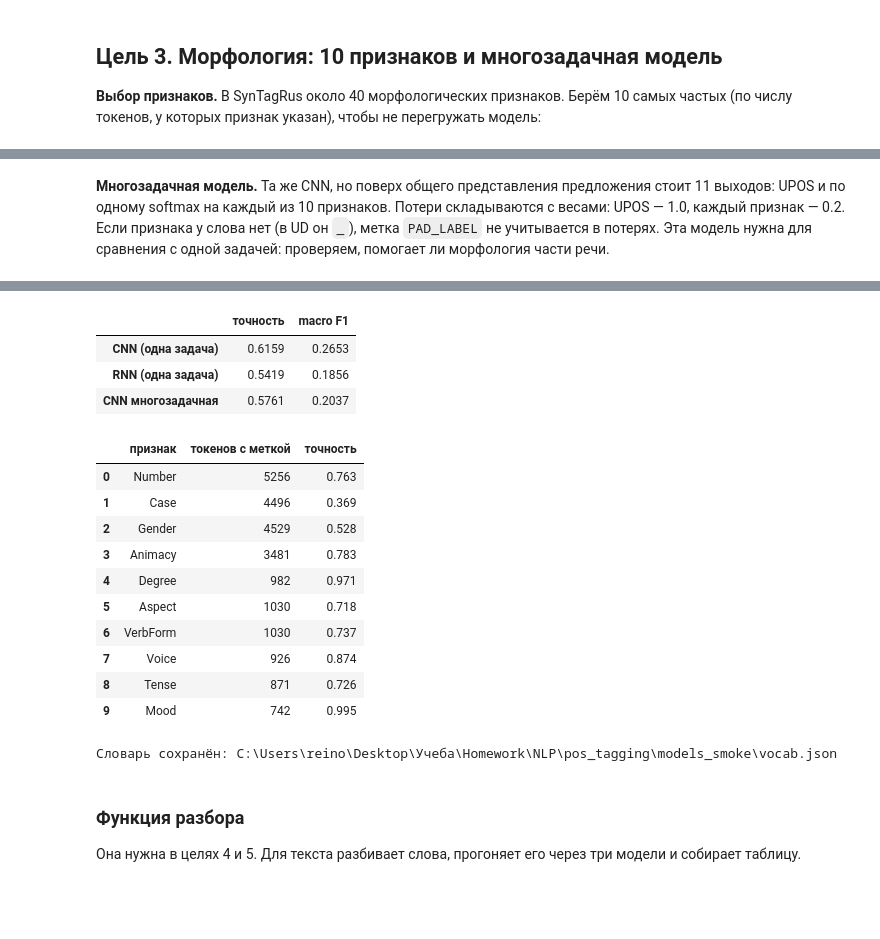
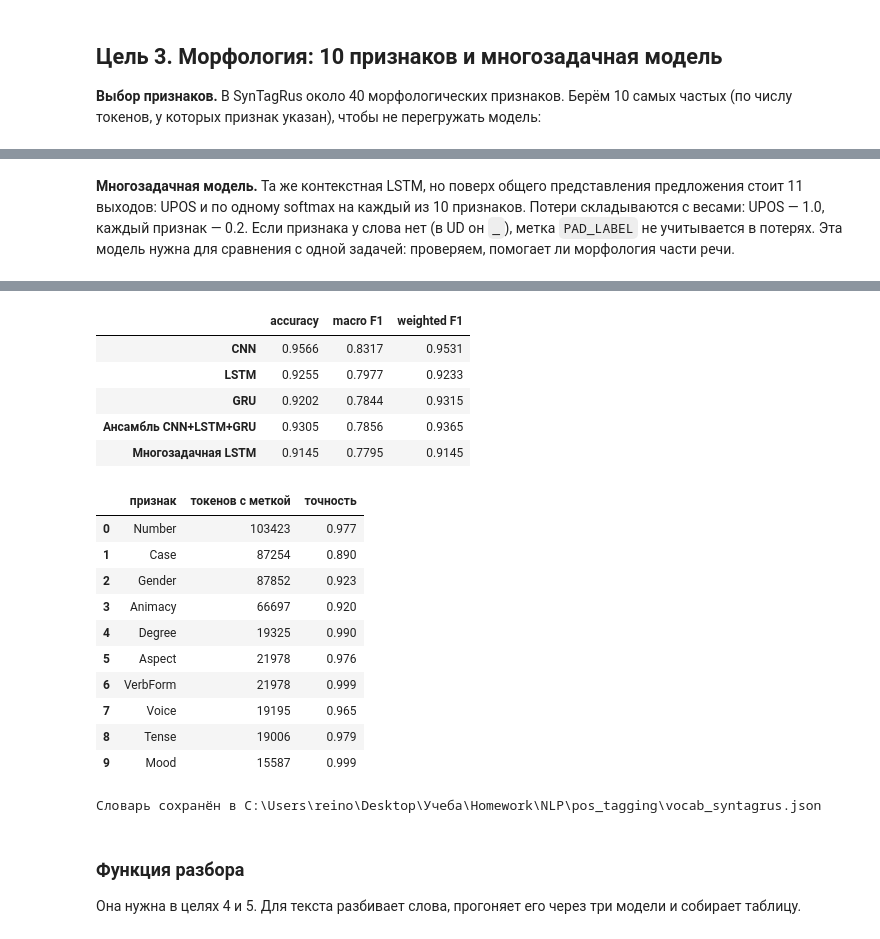
Before and after one commit to Akhazriil/Homework, a Jupyter notebook: NLP/pos_tagging/pos_tagging_syntagrus.ipynb, the cells around one changed output, grey strips where cells are left out. Cells and saved outputs as stored; diff of their text form; code cells hidden in the pictures; blank space fills up the shorter version.

Commit message:
Improve POS tagging with LSTM GRU and inference mode

```diff
--- a/NLP/pos_tagging/pos_tagging_syntagrus.ipynb
+++ b/NLP/pos_tagging/pos_tagging_syntagrus.ipynb
@@ -313,18 +334,0 @@ Restoring model weights from the end of the best epoch: 2.
-# %%
-results, reports = {}, {}
-
-
-def evaluate_upos(name, model):
-    pred = predict_dict(model, X_test)['upos'].argmax(-1)
-    mask = y_test['upos'] != PAD_LABEL
-    results[name] = pred
-    rep = classification_report(y_test['upos'][mask], pred[mask], labels=range(len(UPOS)),
-                                target_names=UPOS, zero_division=0, output_dict=True)
-    reports[name] = rep
-    return {'точность': (pred[mask] == y_test['upos'][mask]).mean(), 'macro F1': rep['macro avg']['f1-score']}
-
-
-scores = {}
-scores['CNN (одна задача)'] = evaluate_upos('CNN (одна задача)', cnn_single)
-scores['RNN (одна задача)'] = evaluate_upos('RNN (одна задача)', rnn_single)
-pd.DataFrame(scores).T.round(4)
@@ -334,0 +335,2 @@ pd.DataFrame(scores).T.round(4)
+# %%
+lstm_single, hist_lstm = make_and_train('lstm_single', 'lstm')
@@ -334,0 +355,2 @@ pd.DataFrame(scores).T.round(4)
+# %%
+gru_single, hist_gru = make_and_train('gru_single', 'gru')
@@ -375,5 +478,5 @@ print({k: len(v) for k, v in MORPH_VAL2ID.items()})
 # %% [markdown]
-**Многозадачная модель.** Та же CNN, но поверх общего представления предложения стоит 11 выходов:
+**Многозадачная модель.** Та же контекстная LSTM, но поверх общего представления предложения стоит 11 выходов:
 UPOS и по одному softmax на каждый из 10 признаков. Потери складываются с весами: UPOS — 1.0, каждый признак — 0.2.
 Если признака у слова нет (в UD он `_`), метка `PAD_LABEL` не учитывается в потерях. Эта модель нужна для сравнения
 с одной задачей: проверяем, помогает ли морфология части речи.
@@ -382,8 +485,9 @@ y_train_m = encode_targets(train_chunks, MORPH_KEYS)
 y_val_m = encode_targets(val_chunks, MORPH_KEYS)
 y_test_m = encode_targets(test_chunks, MORPH_KEYS)
 
-cnn_multi, hist_multi = make_and_train('cnn_multi', 'cnn', morph=True)
-
-scores['CNN многозадачная'] = evaluate_upos('CNN многозадачная', cnn_multi)
+# Та же контекстная LSTM, но с дополнительными выходами морфологии.
+lstm_multi, hist_multi = make_and_train('lstm_multi', 'lstm', morph=True)
+multi_probabilities = predict_dict(lstm_multi, X_test)
+scores['Многозадачная LSTM'] = evaluate_probabilities('Многозадачная LSTM', multi_probabilities['upos'], y_test['upos'])
 pd.DataFrame(scores).T.round(4)
 # %% [output]
@@ -397,9 +505,11 @@ WARNING:tensorflow:6 out of the last 6 calls to <function TensorFlowTrainer.make
-|  | точность | macro F1 |
-| CNN (одна задача) | 0.6159 | 0.2653 |
-| RNN (одна задача) | 0.5419 | 0.1856 |
-| CNN многозадачная | 0.5761 | 0.2037 |
+|  | accuracy | macro F1 | weighted F1 |
+| CNN | 0.9566 | 0.8317 | 0.9531 |
+| LSTM | 0.9255 | 0.7977 | 0.9233 |
+| GRU | 0.9202 | 0.7844 | 0.9315 |
+| Ансамбль CNN+LSTM+GRU | 0.9305 | 0.7856 | 0.9365 |
+| Многозадачная LSTM | 0.9145 | 0.7795 | 0.9145 |
 # %%
-pred_m = predict_dict(cnn_multi, X_test)
+pred_m = predict_dict(lstm_multi, X_test)
 morph_rows = []
 for k in MORPH_KEYS:
     name = 'morph_' + k
@@ -409,23 +519,26 @@ for k in MORPH_KEYS:
 pd.DataFrame(morph_rows)
 # %% [output]
 |  | признак | токенов с меткой | точность |
-| 0 | Number | 5256 | 0.763 |
-| 1 | Case | 4496 | 0.369 |
-| 2 | Gender | 4529 | 0.528 |
-| 3 | Animacy | 3481 | 0.783 |
-| 4 | Degree | 982 | 0.971 |
-| 5 | Aspect | 1030 | 0.718 |
-| 6 | VerbForm | 1030 | 0.737 |
-| 7 | Voice | 926 | 0.874 |
-| 8 | Tense | 871 | 0.726 |
-| 9 | Mood | 742 | 0.995 |
+| 0 | Number | 103423 | 0.977 |
+| 1 | Case | 87254 | 0.890 |
+| 2 | Gender | 87852 | 0.923 |
+| 3 | Animacy | 66697 | 0.920 |
+| 4 | Degree | 19325 | 0.990 |
+| 5 | Aspect | 21978 | 0.976 |
+| 6 | VerbForm | 21978 | 0.999 |
+| 7 | Voice | 19195 | 0.965 |
+| 8 | Tense | 19006 | 0.979 |
+| 9 | Mood | 15587 | 0.999 |
 # %%
-with open(os.path.join(MODEL_DIR, 'vocab.json'), 'w', encoding='utf-8') as f:
-    json.dump({'char2id': char2id, 'morph_keys': MORPH_KEYS, 'morph_values': MORPH_VAL2ID, 'upos': UPOS},
-              f, ensure_ascii=False, indent=1)
-print('Словарь сохранён:', os.path.join(MODEL_DIR, 'vocab.json'))
+vocab = {'char2id': char2id, 'upos': UPOS, 'max_words': MAX_WORDS, 'max_chars': MAX_CHARS,
+         'morph_keys': MORPH_KEYS, 'morph_values': MORPH_VAL2ID}
+for destination in (os.path.join(BASE_DIR, 'vocab_syntagrus.json'),
+                     os.path.join(MODEL_DIR, 'vocab.json')):
+    with open(destination, 'w', encoding='utf-8') as f:
+        json.dump(vocab, f, ensure_ascii=False, indent=1)
+print('Словарь сохранён в', os.path.join(BASE_DIR, 'vocab_syntagrus.json'))
 # %% [output]
-Словарь сохранён: C:\Users\reino\Desktop\Учеба\Homework\NLP\pos_tagging\models_smoke\vocab.json
+Словарь сохранён в C:\Users\reino\Desktop\Учеба\Homework\NLP\pos_tagging\vocab_syntagrus.json
 # %% [markdown]
 ### Функция разбора
 
```
Also changed, not shown: parts of 32 cells of this notebook, 4 other files.
